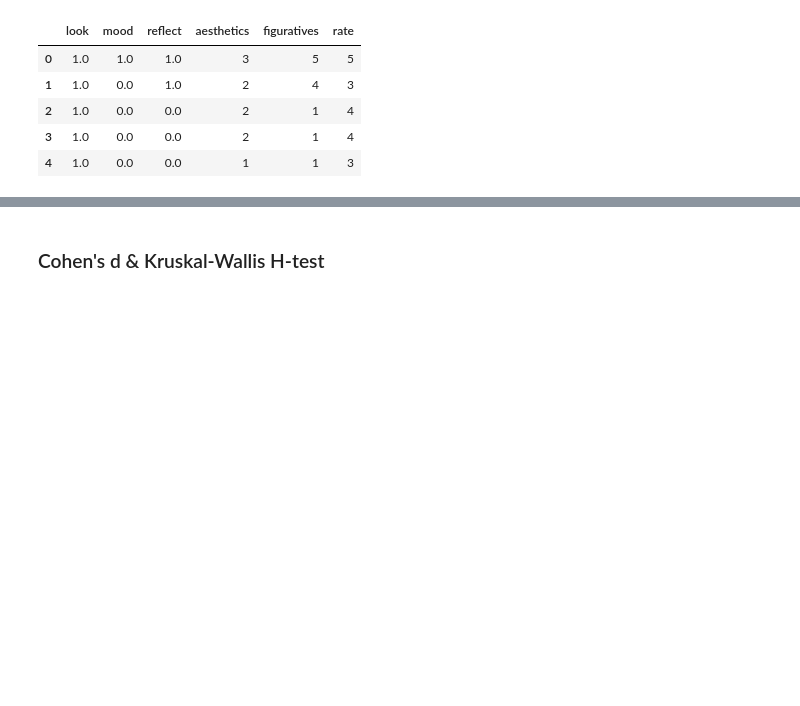
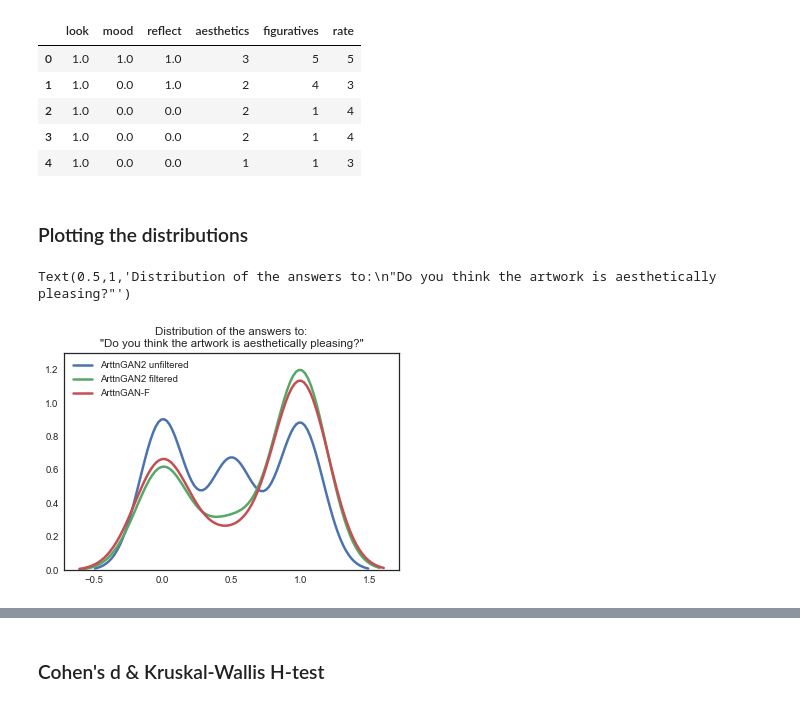
Before and after one commit to aromeira/ArttnGAN, a Jupyter notebook: notebooks/Survey_analysis.ipynb, the cells around one changed output, grey strips where cells are left out. Saved outputs shown, nothing was run; the diff lists cells and outputs as text; code cells hidden in the pictures; blank space fills up the shorter version.

Commit message:
added distplots

```diff
--- a/notebooks/Survey_analysis.ipynb
+++ b/notebooks/Survey_analysis.ipynb
@@ -14,14 +14,14 @@ sns.set_context("paper", font_scale=1.2, rc={"lines.linewidth": 2.5})
 # getting the relevant part of the survey responses into a df
 # replace the yes, no, maybe with 1, 0 and 0.5 respectively.
 
-df_attn2_unfiltered = pd.read_csv("attn2_unfiltered.csv")
+df_attn2_unfiltered = pd.read_csv("data/attn2_unfiltered.csv")
 df_attn2_unfiltered = df_attn2_unfiltered.loc[:, 'look':'rate'].replace("yes", 1).replace("no", 0).replace("maybe", 0.5)
 df_attn2_unfiltered = df_attn2_unfiltered.dropna() #there's a nan value in one of the rows
 
-df_attn2_filtered = pd.read_csv("attn2_filtered.csv")
+df_attn2_filtered = pd.read_csv("data/attn2_filtered.csv")
 df_attn2_filtered = df_attn2_filtered.loc[:, 'look':'rate'].replace("yes", 1).replace("no", 0).replace("maybe", 0.5)
 
-df_attnf = pd.read_csv("attn-f.csv")
+df_attnf = pd.read_csv("data/attn-f.csv")
 df_attnf = df_attnf.loc[:, 'look':'rate'].replace("yes", 1).replace("no", 0).replace("maybe", 0.5)
 df_attnf.head()
 # %% [output]
@@ -31,3 +31,14 @@ df_attnf.head()
 | 2 | 1.0 | 0.0 | 0.0 | 2 | 1 | 4 |
 | 3 | 1.0 | 0.0 | 0.0 | 2 | 1 | 4 |
 | 4 | 1.0 | 0.0 | 0.0 | 1 | 1 | 3 |
+# %% [markdown]
+### Plotting the distributions
+# %%
+sns.distplot(df_attn2_unfiltered[['look']], hist=False, label="ArttnGAN2 unfiltered")
+sns.distplot(df_attn2_filtered[['look']], hist=False, label="ArttnGAN2 filtered")
+sns.distplot(df_attnf[['look']], hist=False, label="ArttnGAN-F")
+plt.ylim(0, 1.3)
+plt.title("Distribution of the answers to:\n\"Do you think the artwork is aesthetically pleasing?\"")
+# %% [output]
+Text(0.5,1,'Distribution of the answers to:\n"Do you think the artwork is aesthetically pleasing?"')
+[figure, added]
```
Also changed, not shown: parts of 5 cells of this notebook.
